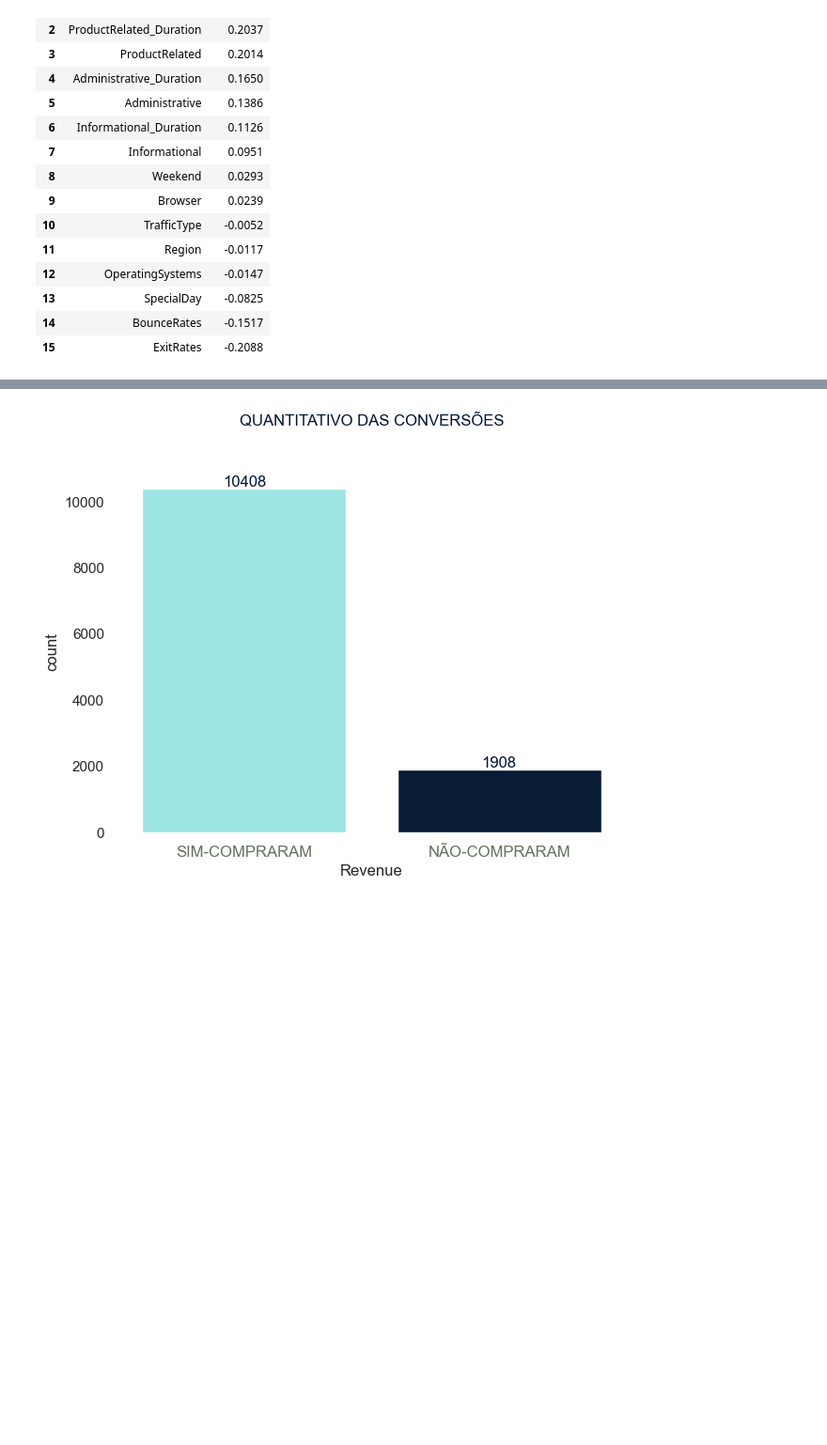
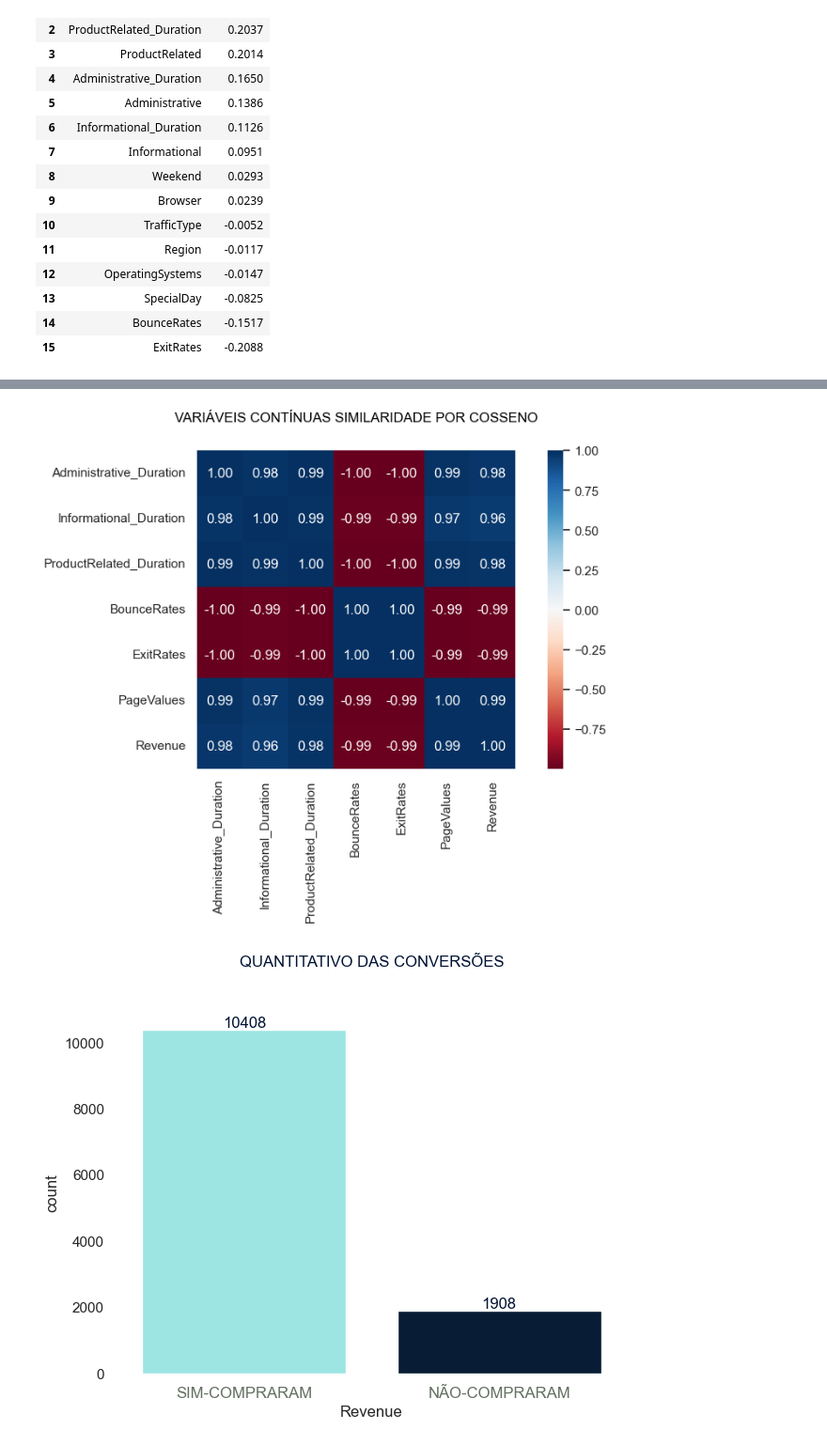
Before and after one commit to fabian-gib-50/Projeto-LojaVirtual, a Jupyter notebook: Projeto_E-Commerce.ipynb, the cells around one changed output, grey strips where cells are left out. Shown at 94% size. Saved outputs shown, nothing was run; the diff lists cells and outputs as text; code cells hidden in the pictures; blank space fills up the shorter version.

```diff
--- a/Projeto_E-Commerce.ipynb
+++ b/Projeto_E-Commerce.ipynb
@@ -532,0 +540,5 @@ df_eng.corr()[ 'Revenue' ].sort_values(ascending=False).reset_index()
+# %%
+# Matriz de distancia por similidade em cosseno
+
+dist_cosseno = matriz_corr.div( matriz_corr.sum(axis=1), axis='rows')
+dist_cosseno.head()
@@ -533,3 +552,18 @@ df_eng.corr()[ 'Revenue' ].sort_values(ascending=False).reset_index()
+# %%
+# heatmap de correlação das variáveis com distânciamento de similaridade por cosseno.
+
+sns.set(rc = {'figure.figsize':(10,5)})
+sns.heatmap ( dist_cosseno.corr( method ='pearson' ),
+              cmap='RdBu',
+              fmt='.2f',
+              square=True,
+              linecolor= 'white', annot=True );
+
+plt.title( 'VARIÁVEIS CONTÍNUAS SIMILARIDADE POR COSSENO', pad=25, fontsize=12, color='Black' )
+
+plt.show()
+# %% [output]
+[figure, added]
 # %%
 # Aplicação de gráfico de barras para exergar o quantitativo para ( No e Yes )
 
```
Also changed, not shown: parts of 10 cells of this notebook.
